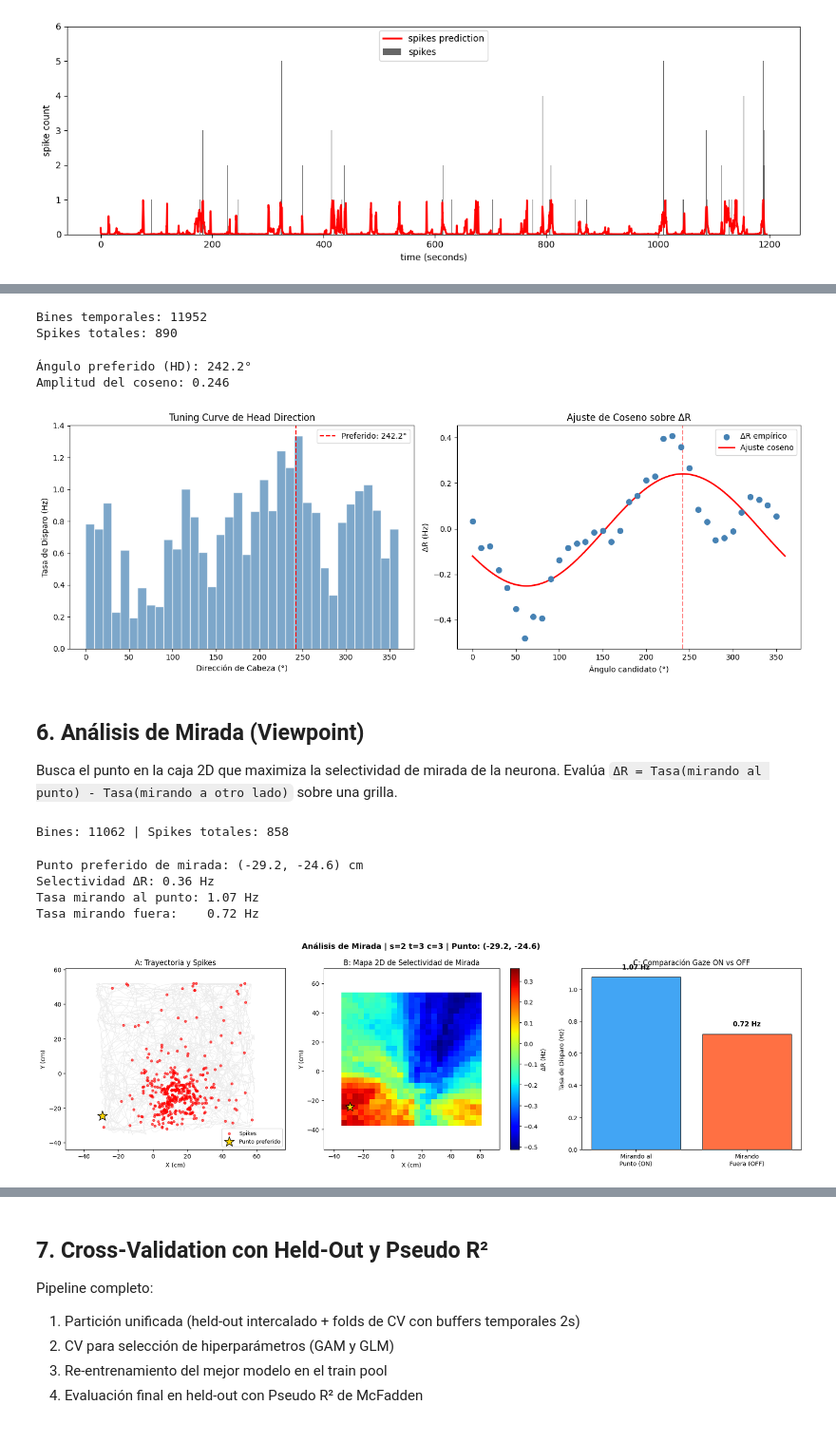
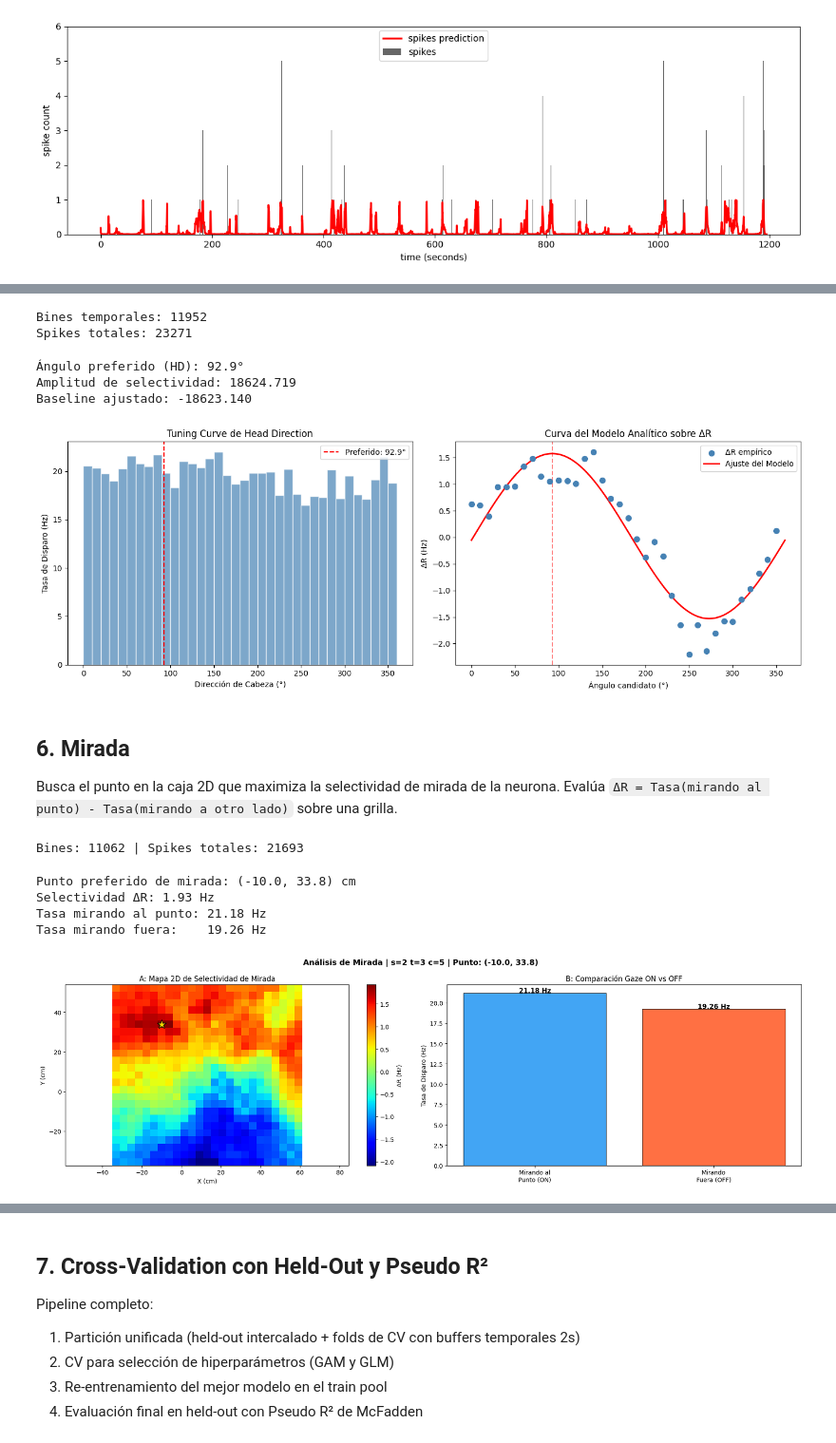
Before and after one commit to tomasroko1/Octodon-Degus, a Jupyter notebook: playground.ipynb, the cells around one changed output, grey strips where cells are left out. Shown at 95% size. Drawn from its saved outputs; the diff is of its cells as text; code cells hidden in the pictures.

Commit message:
agrego analisis dirección y viewpoint

```diff
--- a/playground.ipynb
+++ b/playground.ipynb
@@ -116,4 +118,21 @@ graficar_gam_posicion(modelo_gam, X, Y, sesion, tetrodo, neurona, splines, bin_s
 Curva de sintonización de la dirección de la cabeza. Se calcula el ángulo preferido mediante ajuste de coseno.
+# %%
+# ---- Parámetros de la neurona ----
+sesion  = 2
+tetrodo = 3
+neurona = 5
+
+# Neuronas encontradas de VIEWPOINT
+# 2 3 4
+# 2 2 9
+# 2 2 8
+# 2 2 3
+
+# Neurona encontrada HEAD-DIRECTION
+# 2 3 5
+
+# ---- Parámetros temporales ----
+bin_size = 0.1  # segundos por bin
 # %%
 ang_bins_deg, conteo_spikes = preparar_datos_head_direction(
     sesion, tetrodo, neurona,
@@ -124,15 +143,16 @@ print(f"Bines temporales: {len(ang_bins_deg)}")
 print(f"Spikes totales: {np.sum(conteo_spikes)}")
 # %% [output]
 Bines temporales: 11952
-Spikes totales: 890
+Spikes totales: 23271
 # %%
-# Ajuste de coseno para encontrar el ángulo preferido
-angulos_candidatos, delta_R, amplitud, angulo_pref, fn_coseno = calcular_angulo_preferido_coseno(
+# Ajuste matemático para encontrar el ángulo preferido
+angulos_candidatos, delta_R, amplitud, angulo_pref, baseline, fn_ajuste = calcular_angulo_preferido_coseno(
     ang_bins_deg, conteo_spikes, tiempos_bin=bin_size, tolerancia_deg=30
 )
 
 print(f"Ángulo preferido (HD): {angulo_pref:.1f}°")
-print(f"Amplitud del coseno: {amplitud:.3f}")
+print(f"Amplitud de selectividad: {amplitud:.3f}")
+print(f"Baseline ajustado: {baseline:.3f}")
 
 # Graficar
 fig, (ax1, ax2) = plt.subplots(1, 2, figsize=(14, 5))
@@ -158,36 +178,38 @@ ax1.set_ylabel('Tasa de Disparo (Hz)')
 ax1.set_title('Tuning Curve de Head Direction')
 ax1.legend()
 
-# Panel 2: Delta R + ajuste coseno
+# Panel 2: Delta R + modelo matemático
 x_fit = np.linspace(0, 360, 500)
-y_fit = fn_coseno(x_fit, amplitud, np.radians(angulo_pref), np.mean(delta_R))
+# ¡MIRA QUÉ LIMPIO QUEDA! La función ya "recuerda" sus propios parámetros
+y_fit = fn_ajuste(x_fit)
 
 ax2.scatter(angulos_candidatos, delta_R, color='steelblue', s=50, zorder=5, label='ΔR empírico')
-ax2.plot(x_fit, y_fit, 'r-', linewidth=2, label='Ajuste coseno')
+ax2.plot(x_fit, y_fit, 'r-', linewidth=2, label='Ajuste del Modelo')
 ax2.axvline(angulo_pref, color='red', linestyle='--', alpha=0.5)
 ax2.set_xlabel('Ángulo candidato (°)')
 ax2.set_ylabel('ΔR (Hz)')
-ax2.set_title('Ajuste de Coseno sobre ΔR')
+ax2.set_title('Curva del Modelo Analítico sobre ΔR')
 ax2.legend()
 
 plt.tight_layout()
 plt.show()
 # %% [output]
-Ángulo preferido (HD): 242.2°
-Amplitud del coseno: 0.246
+Ángulo preferido (HD): 92.9°
+Amplitud de selectividad: 18624.719
+Baseline ajustado: -18623.140
-[figure, old version]
+[figure, new version]
 # %% [markdown]
-## 6. Análisis de Mirada (Viewpoint)
+## 6. Mirada
 Busca el punto en la caja 2D que maximiza la selectividad de mirada de la neurona.
 Evalúa `ΔR = Tasa(mirando al punto) - Tasa(mirando a otro lado)` sobre una grilla.
 # %%
 # Cargar datos con posición + ángulo de cabeza
 x_bins, y_bins, ang_bins_rad, spikes_gaze = preparar_datos_mirada(
-    sesion, tetrodo, neurona, bin_size_sec=bin_size, min_vel=2.0
+    sesion, tetrodo, neurona, bin_size_sec=bin_size
 )
 print(f"Bines: {len(x_bins)} | Spikes totales: {np.sum(spikes_gaze)}")
 # %% [output]
-Bines: 11062 | Spikes totales: 858
+Bines: 11062 | Spikes totales: 21693
 # %%
 # Buscar el punto preferido de mirada en la caja
 XX, YY, delta_R_matrix, coord_best, best_delta_R = encontrar_punto_preferido_mirada(
@@ -206,45 +228,35 @@ rate_mira, rate_no_mira, mira_al_punto = analizar_mirada_hacia_punto(
 print(f"Tasa mirando al punto: {rate_mira:.2f} Hz")
 print(f"Tasa mirando fuera:    {rate_no_mira:.2f} Hz")
 # %% [output]
-Punto preferido de mirada: (-29.2, -24.6) cm
-Selectividad ΔR: 0.36 Hz
-Tasa mirando al punto: 1.07 Hz
-Tasa mirando fuera:    0.72 Hz
+Punto preferido de mirada: (-10.0, 33.8) cm
+Selectividad ΔR: 1.93 Hz
+Tasa mirando al punto: 21.18 Hz
+Tasa mirando fuera:    19.26 Hz
 # %%
 # Visualización del análisis de mirada
-fig, axes = plt.subplots(1, 3, figsize=(18, 5.5))
+fig, axes = plt.subplots(1, 2, figsize=(18, 5.5))
 
-# Panel A: Trayectoria + spikes + punto preferido
+# Panel A: Heatmap de selectividad
 ax = axes[0]
-ax.plot(x_bins, y_bins, color='lightgray', alpha=0.4, linewidth=0.8)
-idx_spk = spikes_gaze > 0
-ax.scatter(x_bins[idx_spk], y_bins[idx_spk], color='red', s=15, alpha=0.6, zorder=5, label='Spikes')
-ax.scatter(x_best, y_best, color='gold', marker='*', s=300, edgecolor='black', zorder=10, label='Punto preferido')
-ax.set_title('A: Trayectoria y Spikes')
-ax.set_xlabel('X (cm)'); ax.set_ylabel('Y (cm)')
-ax.axis('equal'); ax.legend(fontsize=9)
-
-# Panel B: Heatmap de selectividad
-ax = axes[1]
 mesh = ax.pcolormesh(XX, YY, delta_R_matrix, cmap='jet', shading='nearest')
 fig.colorbar(mesh, ax=ax, label='ΔR (Hz)')
 ax.scatter(x_best, y_best, color='gold', marker='*', s=250, edgecolor='black', zorder=10)
-ax.set_title('B: Mapa 2D de Selectividad de Mirada')
+ax.set_title('A: Mapa 2D de Selectividad de Mirada')
 ax.set_xlabel('X (cm)'); ax.set_ylabel('Y (cm)')
 ax.axis('equal')
 
-# Panel C: Barras comparativas
-ax = axes[2]
+# Panel B: Barras comparativas
+ax = axes[1]
 bars = ax.bar(['Mirando al\nPunto (ON)', 'Mirando\nFuera (OFF)'],
               [rate_mira, rate_no_mira], color=['#2196F3', '#FF5722'], alpha=0.85, edgecolor='black')
 for bar in bars:
     h = bar.get_height()
     ax.text(bar.get_x() + bar.get_width()/2., h + 0.05, f'{h:.2f} Hz', ha='center', fontsize=11, fontweight='bold')
 ax.set_ylabel('Tasa de Disparo (Hz)')
-ax.set_title('C: Comparación Gaze ON vs OFF')
+ax.set_title('B: Comparación Gaze ON vs OFF')
 
 plt.suptitle(f'Análisis de Mirada | s={sesion} t={tetrodo} c={neurona} | Punto: ({x_best:.1f}, {y_best:.1f})', fontsize=13, fontweight='bold')
 plt.tight_layout()
 plt.show()
 # %% [output]
-[figure, old version]
+[figure, new version]
```
Also changed, not shown: parts of 4 cells of this notebook, 5 other files.
